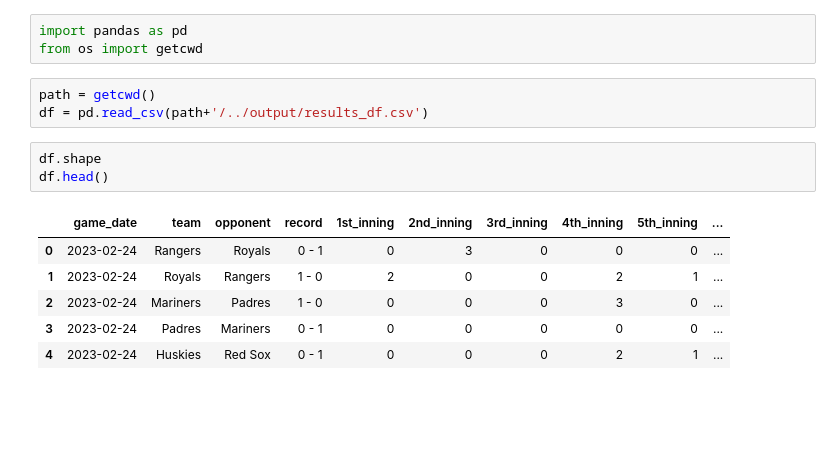
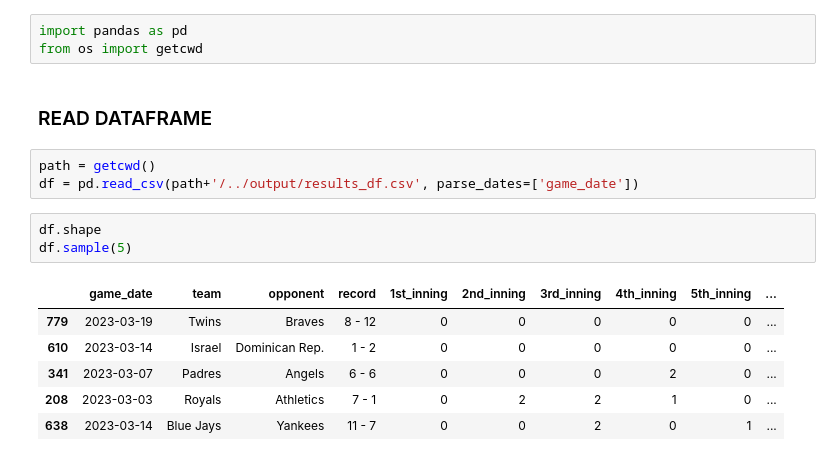
Before and after one commit to ed04rdo/MLB-webscraper, a Jupyter notebook: src/analysis.ipynb, the cells around one changed output. Drawn from its saved outputs; the diff is of its cells as text; blank space fills up the shorter version.

```diff
--- a/src/analysis.ipynb
+++ b/src/analysis.ipynb
@@ -1,16 +5,18 @@
 # %%
 import pandas as pd
 from os import getcwd
+# %% [markdown]
+<h3>READ DATAFRAME</h3>
 # %%
 path = getcwd()
-df = pd.read_csv(path+'/../output/results_df.csv')
+df = pd.read_csv(path+'/../output/results_df.csv', parse_dates=['game_date'])
 # %%
 df.shape
-df.head()
+df.sample(5)
 # %% [output]
 |  | game_date | team | opponent | record | 1st_inning | 2nd_inning | 3rd_inning | 4th_inning | 5th_inning | ... |
-| 0 | 2023-02-24 | Rangers | Royals | 0 - 1 | 0 | 3 | 0 | 0 | 0 | ... |
-| 1 | 2023-02-24 | Royals | Rangers | 1 - 0 | 2 | 0 | 0 | 2 | 1 | ... |
-| 2 | 2023-02-24 | Mariners | Padres | 1 - 0 | 0 | 0 | 0 | 3 | 0 | ... |
-| 3 | 2023-02-24 | Padres | Mariners | 0 - 1 | 0 | 0 | 0 | 0 | 0 | ... |
-| 4 | 2023-02-24 | Huskies | Red Sox | 0 - 1 | 0 | 0 | 0 | 2 | 1 | ... |
+| 779 | 2023-03-19 | Twins | Braves | 8 - 12 | 0 | 0 | 0 | 0 | 0 | ... |
+| 610 | 2023-03-14 | Israel | Dominican Rep. | 1 - 2 | 0 | 0 | 0 | 0 | 0 | ... |
+| 341 | 2023-03-07 | Padres | Angels | 6 - 6 | 0 | 0 | 0 | 2 | 0 | ... |
+| 208 | 2023-03-03 | Royals | Athletics | 7 - 1 | 0 | 2 | 2 | 1 | 0 | ... |
+| 638 | 2023-03-14 | Blue Jays | Yankees | 11 - 7 | 0 | 0 | 2 | 0 | 1 | ... |
```
Also changed, not shown: parts of 17 cells of this notebook.
